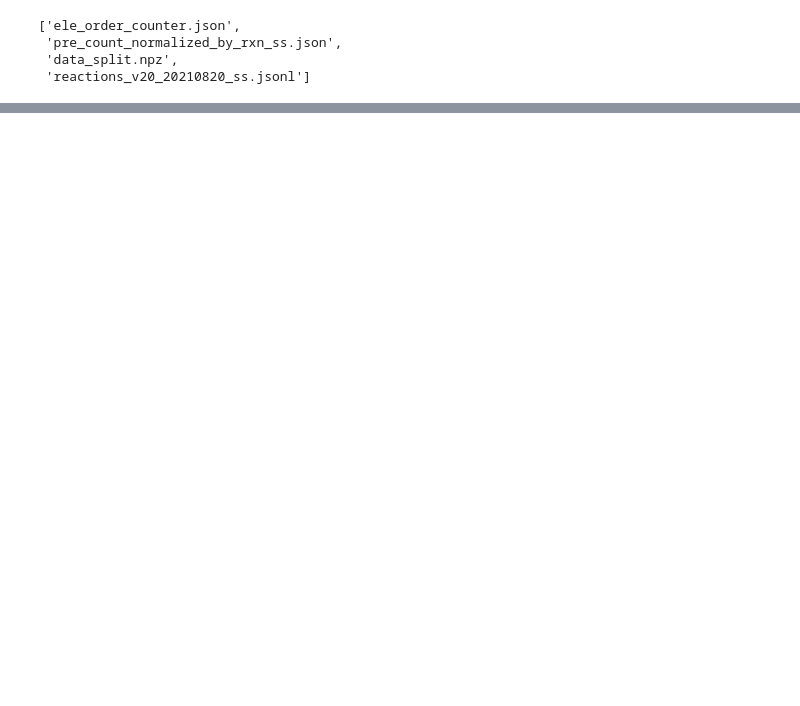
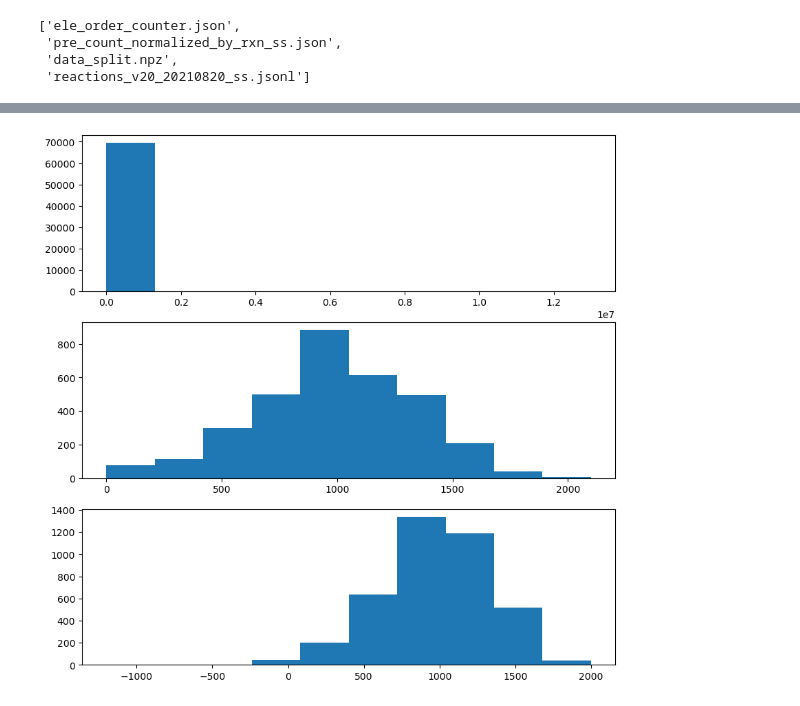
Before and after one commit to git-jhyang/inorganic_synthesis, a Jupyter notebook: notebooks/dataset.ipynb, the cells around one changed output, grey strips where cells are left out. Cells and saved outputs as stored; diff of their text form; code cells hidden in the pictures; blank space fills up the shorter version.

```diff
--- a/notebooks/dataset.ipynb
+++ b/notebooks/dataset.ipynb
@@ -42,0 +292,6 @@ npz['test_reactions'][100]
+# %%
+f, axs = plt.subplots(3,1,figsize=(10, 10))
+for i, (k, v) in enumerate(temp_op_div.items()):
+    axs[i].hist(np.hstack([np.hstack(_v) for _v in v if len(_v) > 0]))
+# %% [output]
+[figure, added]
```
Also changed, not shown: parts of 23 cells of this notebook, 2 other files.
